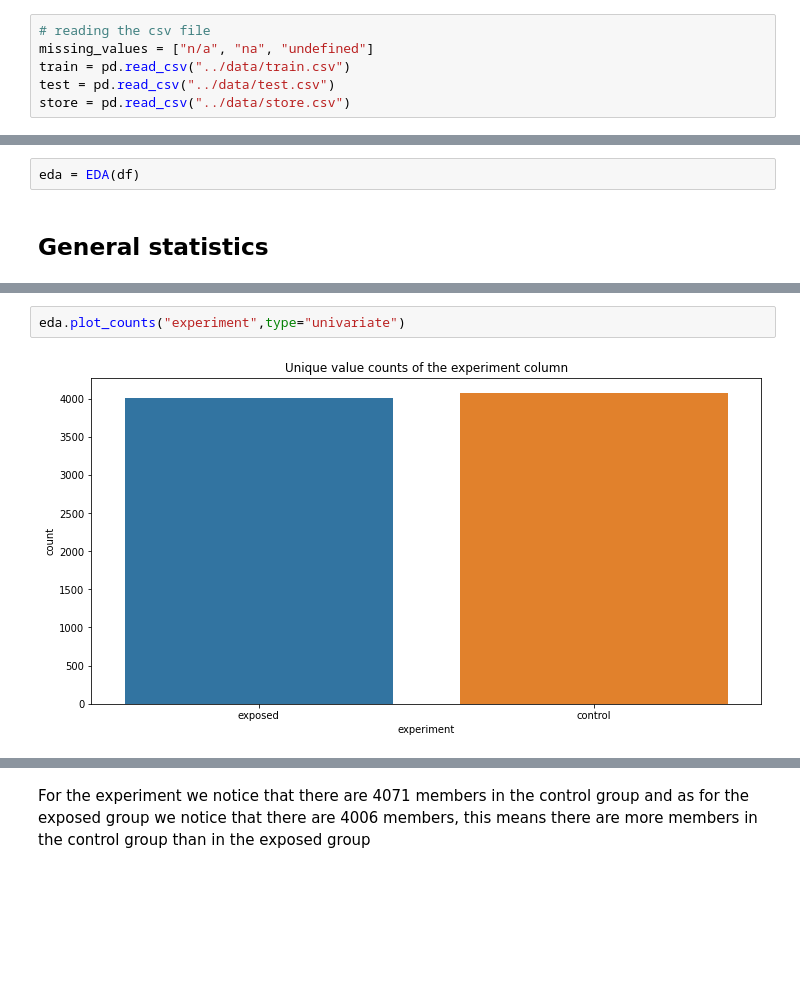
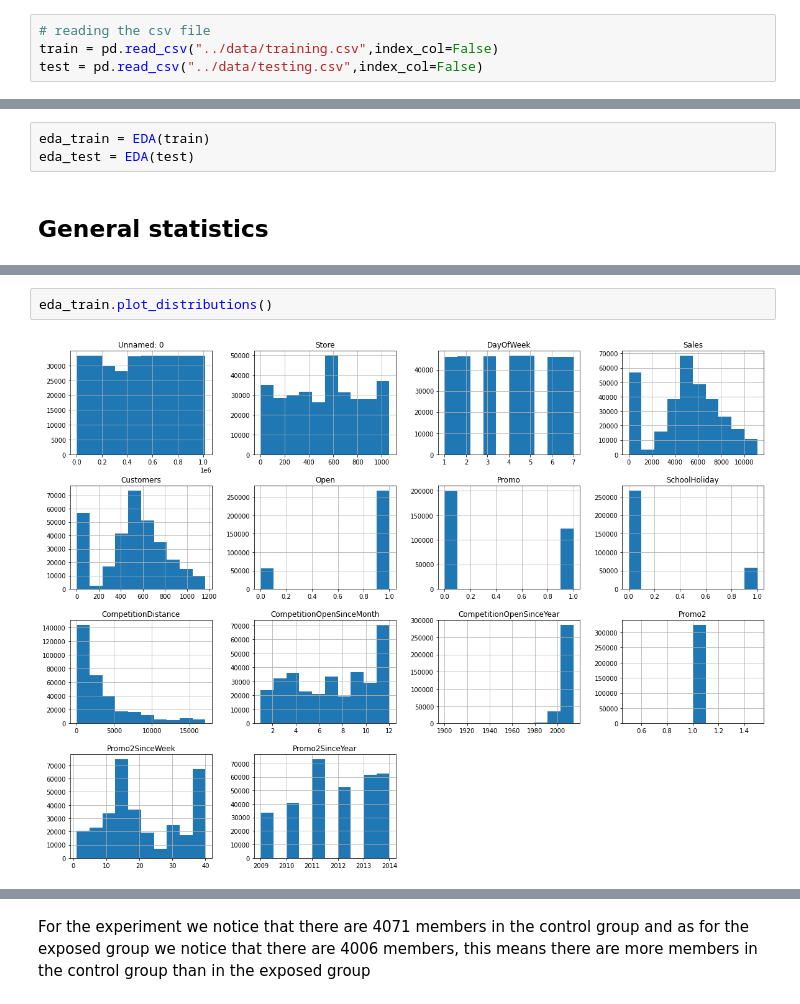
Before and after one commit to tutorialcreation/nlp_swahili_amharic, a Jupyter notebook: notebooks/EDA.ipynb, the cells around one changed output, grey strips where cells are left out. Drawn from its saved outputs; the diff is of its cells as text; blank space fills up the shorter version.

Commit message:
plotted distributions of training and test sets to check the differences

```diff
--- a/notebooks/EDA.ipynb
+++ b/notebooks/EDA.ipynb
@@ -17,7 +17,5 @@ plt.rcParams["figure.figsize"] = (12, 8)
 pd.set_option('display.max_columns', None)
 # %%
 # reading the csv file
-missing_values = ["n/a", "na", "undefined"]
-train = pd.read_csv("../data/train.csv")
-test = pd.read_csv("../data/test.csv")
-store = pd.read_csv("../data/store.csv")
+train = pd.read_csv("../data/training.csv",index_col=False)
+test = pd.read_csv("../data/testing.csv",index_col=False)
@@ -33,5 +22,6 @@ store.head()
 # %%
-eda = EDA(df)
+eda_train = EDA(train)
+eda_test = EDA(test)
 # %% [markdown]
 ## General statistics
 # %%
@@ -94,4 +60,4 @@ Name: experiment, dtype: int64
 # %%
-eda.plot_counts("experiment",type="univariate")
+eda_train.plot_distributions()
 # %% [output]
-[figure, old version]
+[figure, new version]
```
Also changed, not shown: parts of 10 cells of this notebook, 5 other files.
